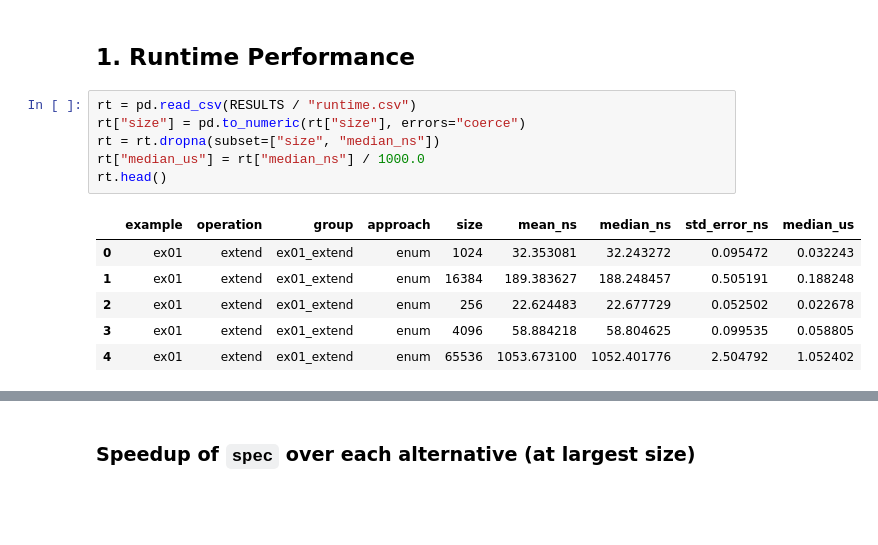
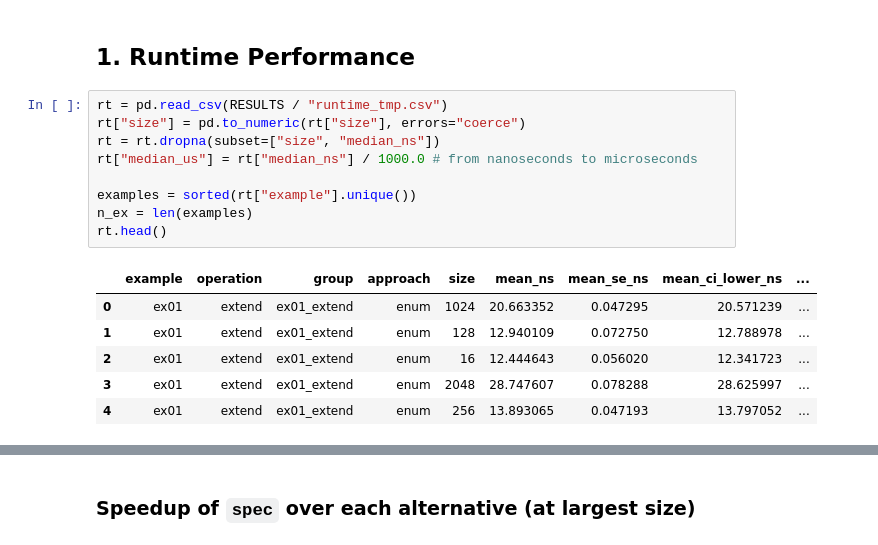
Before and after one commit to AdaptLab-CS/spec-trait, a Jupyter notebook: spec-trait-evaluation/notebooks/eval.ipynb, the cells around one changed output, grey strips where cells are left out. Drawn from its saved outputs; the diff is of its cells as text; blank space fills up the shorter version.

```diff
--- a/spec-trait-evaluation/notebooks/eval.ipynb
+++ b/spec-trait-evaluation/notebooks/eval.ipynb
@@ -40,15 +40,18 @@ APPROACH_COLORS = {
 # %% [markdown]
 ## 1. Runtime Performance
 # %%
-rt = pd.read_csv(RESULTS / "runtime.csv")
+rt = pd.read_csv(RESULTS / "runtime_tmp.csv")
 rt["size"] = pd.to_numeric(rt["size"], errors="coerce")
 rt = rt.dropna(subset=["size", "median_ns"])
-rt["median_us"] = rt["median_ns"] / 1000.0
+rt["median_us"] = rt["median_ns"] / 1000.0 # from nanoseconds to microseconds
+
+examples = sorted(rt["example"].unique())
+n_ex = len(examples)
 rt.head()
 # %% [output]
-|  | example | operation | group | approach | size | mean_ns | median_ns | std_error_ns | median_us |
-| 0 | ex01 | extend | ex01_extend | enum | 1024 | 32.353081 | 32.243272 | 0.095472 | 0.032243 |
-| 1 | ex01 | extend | ex01_extend | enum | 16384 | 189.383627 | 188.248457 | 0.505191 | 0.188248 |
-| 2 | ex01 | extend | ex01_extend | enum | 256 | 22.624483 | 22.677729 | 0.052502 | 0.022678 |
-| 3 | ex01 | extend | ex01_extend | enum | 4096 | 58.884218 | 58.804625 | 0.099535 | 0.058805 |
-| 4 | ex01 | extend | ex01_extend | enum | 65536 | 1053.673100 | 1052.401776 | 2.504792 | 1.052402 |
+|  | example | operation | group | approach | size | mean_ns | mean_se_ns | mean_ci_lower_ns | ... |
+| 0 | ex01 | extend | ex01_extend | enum | 1024 | 20.663352 | 0.047295 | 20.571239 | ... |
+| 1 | ex01 | extend | ex01_extend | enum | 128 | 12.940109 | 0.072750 | 12.788978 | ... |
+| 2 | ex01 | extend | ex01_extend | enum | 16 | 12.444643 | 0.056020 | 12.341723 | ... |
+| 3 | ex01 | extend | ex01_extend | enum | 2048 | 28.747607 | 0.078288 | 28.625997 | ... |
+| 4 | ex01 | extend | ex01_extend | enum | 256 | 13.893065 | 0.047193 | 13.797052 | ... |
```
Also changed, not shown: parts of 6 cells of this notebook, 10 other files.
